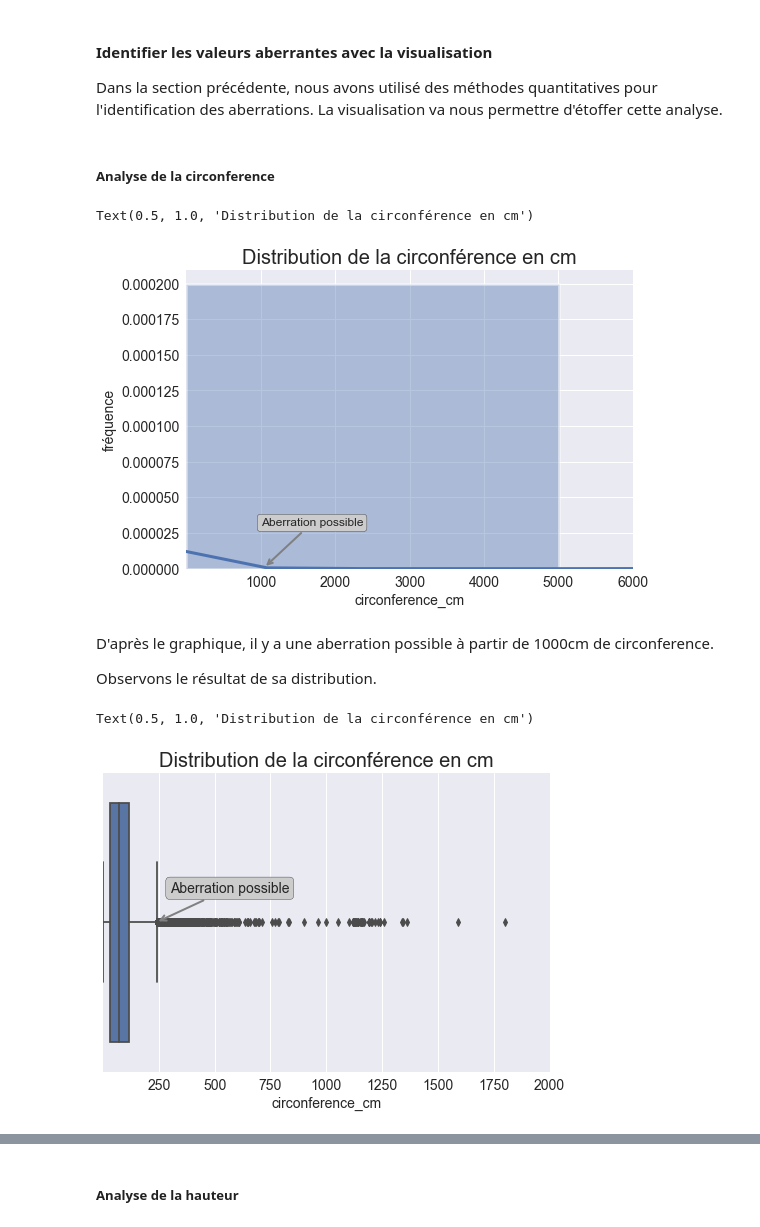
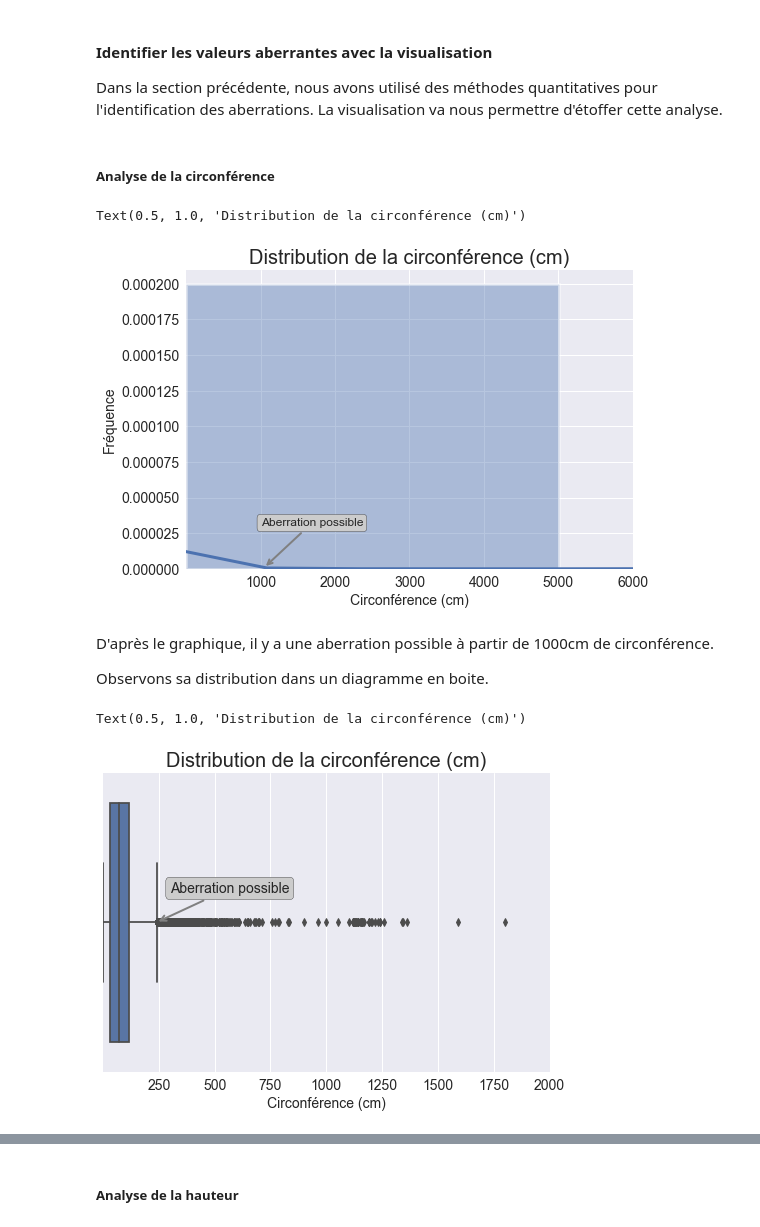
Before and after one commit to Abdess/vegetalisons_paris, a Jupyter notebook: P2_01_notebook.ipynb, the cells around one changed output, grey strips where cells are left out. Cells and saved outputs as stored; diff of their text form; code cells hidden in the pictures.

```diff
--- a/P2_01_notebook.ipynb
+++ b/P2_01_notebook.ipynb
@@ -383,7 +390,7 @@ La valeur d'asymétrie de 298,2 pour "circonference_cm" et 447,3 pour "hauteur_m
 
 Dans la section précédente, nous avons utilisé des méthodes quantitatives pour l'identification des aberrations. La visualisation va nous permettre d'étoffer cette analyse.
 # %% [markdown]
-##### Analyse de la circonference
+##### Analyse de la circonférence
 # %%
 # histogramme et fonction d'estimation de la densité du noyau de la variable "circonference_cm"
 ax = sns.distplot(df["circonference_cm"],
@@ -408,34 +415,34 @@ plt.xticks(fontsize=14)
 plt.yticks(fontsize=14)
 
 # étiquettes et titres
-plt.xlabel('circonference_cm', fontsize=14)
-plt.ylabel('fréquence', fontsize=14)
-plt.title('Distribution de la circonférence en cm', fontsize=20)
+plt.xlabel('Circonférence (cm)', fontsize=14)
+plt.ylabel('Fréquence', fontsize=14)
+plt.title('Distribution de la circonférence (cm)', fontsize=20)
 # %% [output]
-Text(0.5, 1.0, 'Distribution de la circonférence en cm')
+Text(0.5, 1.0, 'Distribution de la circonférence (cm)')
-[figure, old version]
+[figure, new version]
 # %% [markdown]
-D'après le graphique, il y a une aberration possible à partir de 1000cm de circonference.
+D'après le graphique, il y a une aberration possible à partir de 1000cm de circonférence.
 
-Observons le résultat de sa distribution.
+Observons sa distribution dans un diagramme en boite.
 # %%
 # diagramme en boite de la variable "circonference_cm".
 ax = sns.boxplot(x=df["circonference_cm"])
 ax.set(xlim=(1, 2000))
 
 # notation indiquant une éventuelle valeur aberrante
 ax.annotate('Aberration possible',
             xy=(240, 0),
             xytext=(300, -0.1),
             fontsize=14,
             arrowprops=dict(arrowstyle='->', ec='grey', lw=2),
             bbox=dict(boxstyle="round", fc="0.8"))
 
 # xtick, étiquettes et titres
 plt.xticks(fontsize=14)
-plt.xlabel('circonference_cm', fontsize=14)
-plt.title('Distribution de la circonférence en cm', fontsize=20)
+plt.xlabel('Circonférence (cm)', fontsize=14)
+plt.title('Distribution de la circonférence (cm)', fontsize=20)
 # %% [output]
-Text(0.5, 1.0, 'Distribution de la circonférence en cm')
+Text(0.5, 1.0, 'Distribution de la circonférence (cm)')
-[figure, old version]
+[figure, new version]
 # %% [markdown]
```
Also changed, not shown: parts of 60 cells of this notebook, 4 other files.
